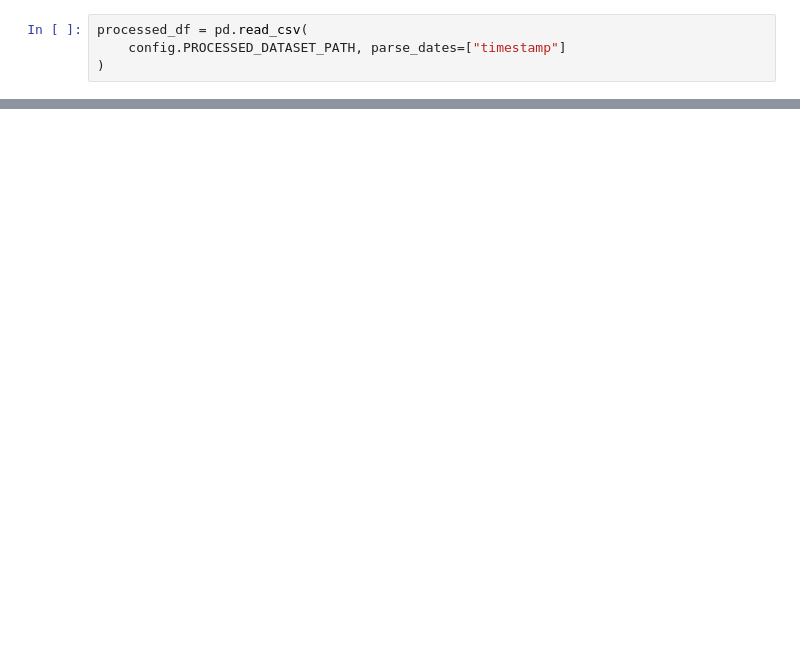
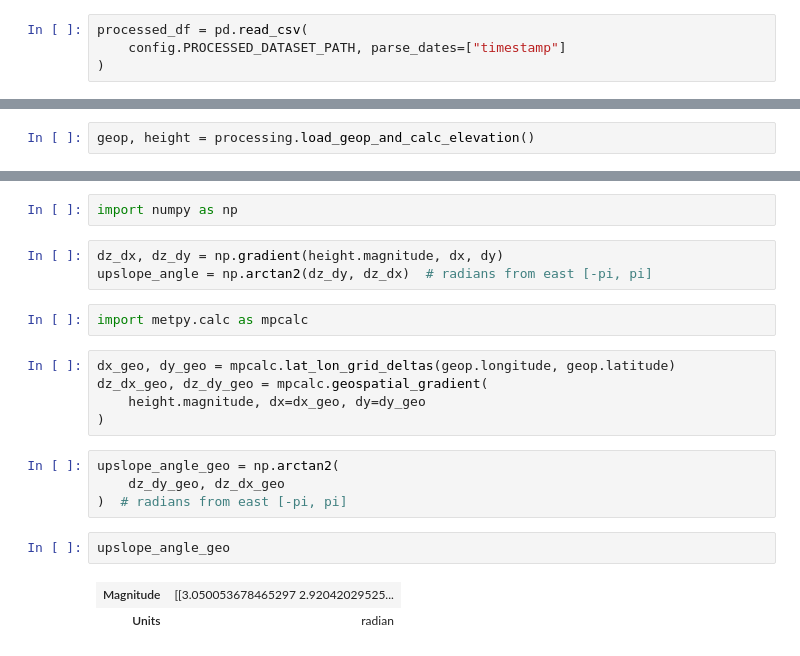
Before and after one commit to seangtkelley/uor-msc-dissertation-xai-african-storms, a Jupyter notebook: src/raw_data_explore.ipynb, the cells around one changed output, grey strips where cells are left out. Saved outputs shown, nothing was run; the diff lists cells and outputs as text; blank space fills up the shorter version.

```diff
--- a/src/raw_data_explore.ipynb
+++ b/src/raw_data_explore.ipynb
@@ -85,0 +152,2 @@ comparison_df[["gpm_mean", "areaxgpm_mean", "mean_prcp_400"]].describe()
+# %%
+geop, height = processing.load_geop_and_calc_elevation()
@@ -85,0 +198,21 @@ comparison_df[["gpm_mean", "areaxgpm_mean", "mean_prcp_400"]].describe()
+# %%
+import numpy as np
+# %%
+dz_dx, dz_dy = np.gradient(height.magnitude, dx, dy)
+upslope_angle = np.arctan2(dz_dy, dz_dx)  # radians from east [-pi, pi]
+# %%
+import metpy.calc as mpcalc
+# %%
+dx_geo, dy_geo = mpcalc.lat_lon_grid_deltas(geop.longitude, geop.latitude)
+dz_dx_geo, dz_dy_geo = mpcalc.geospatial_gradient(
+    height.magnitude, dx=dx_geo, dy=dy_geo
+)
+# %%
+upslope_angle_geo = np.arctan2(
+    dz_dy_geo, dz_dx_geo
+)  # radians from east [-pi, pi]
+# %%
+upslope_angle_geo
+# %% [output]
+| Magnitude | [[3.050053678465297 2.92042029525... |
+| Units | radian |
```
Also changed, not shown: parts of 46 cells of this notebook, 4 other files.
